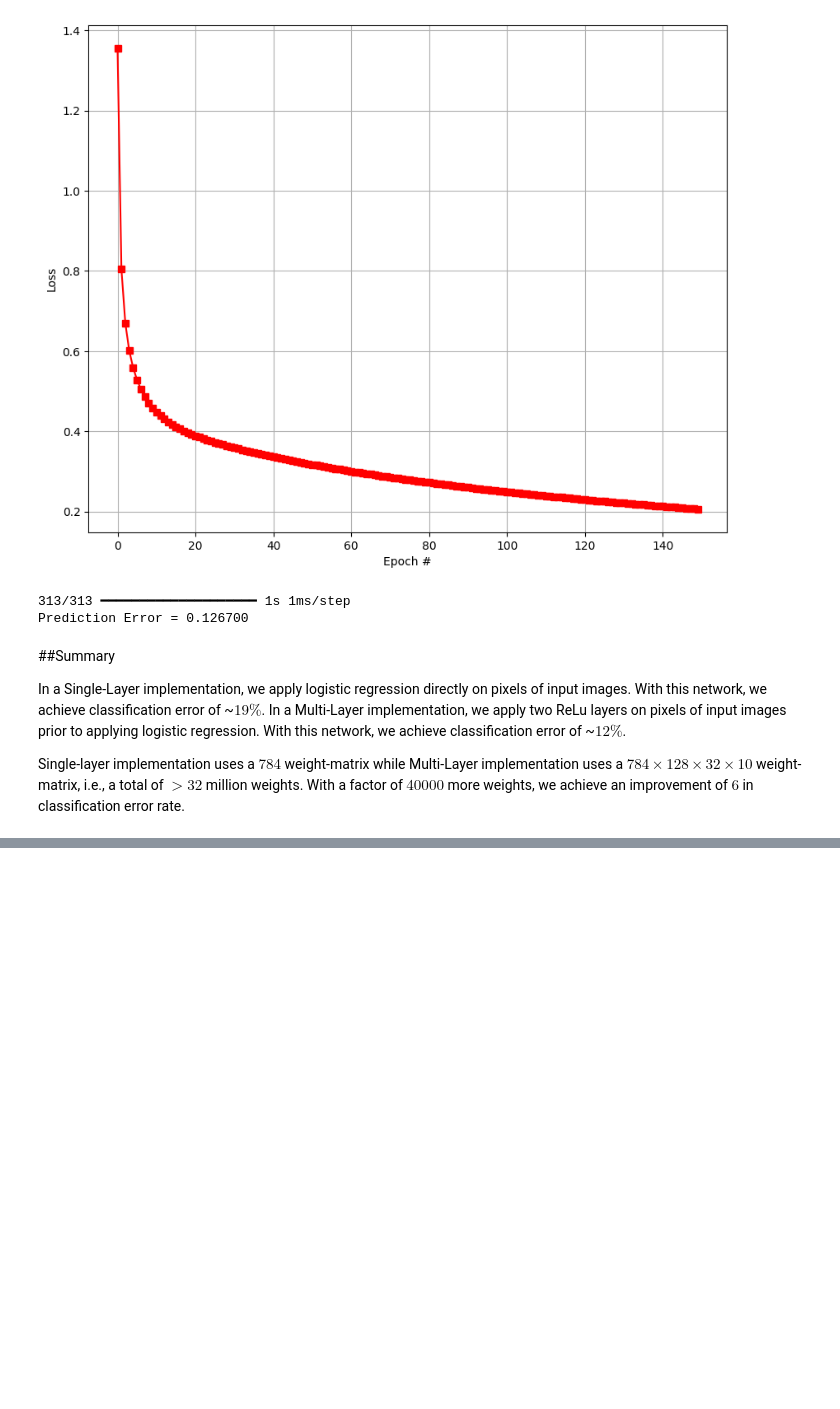
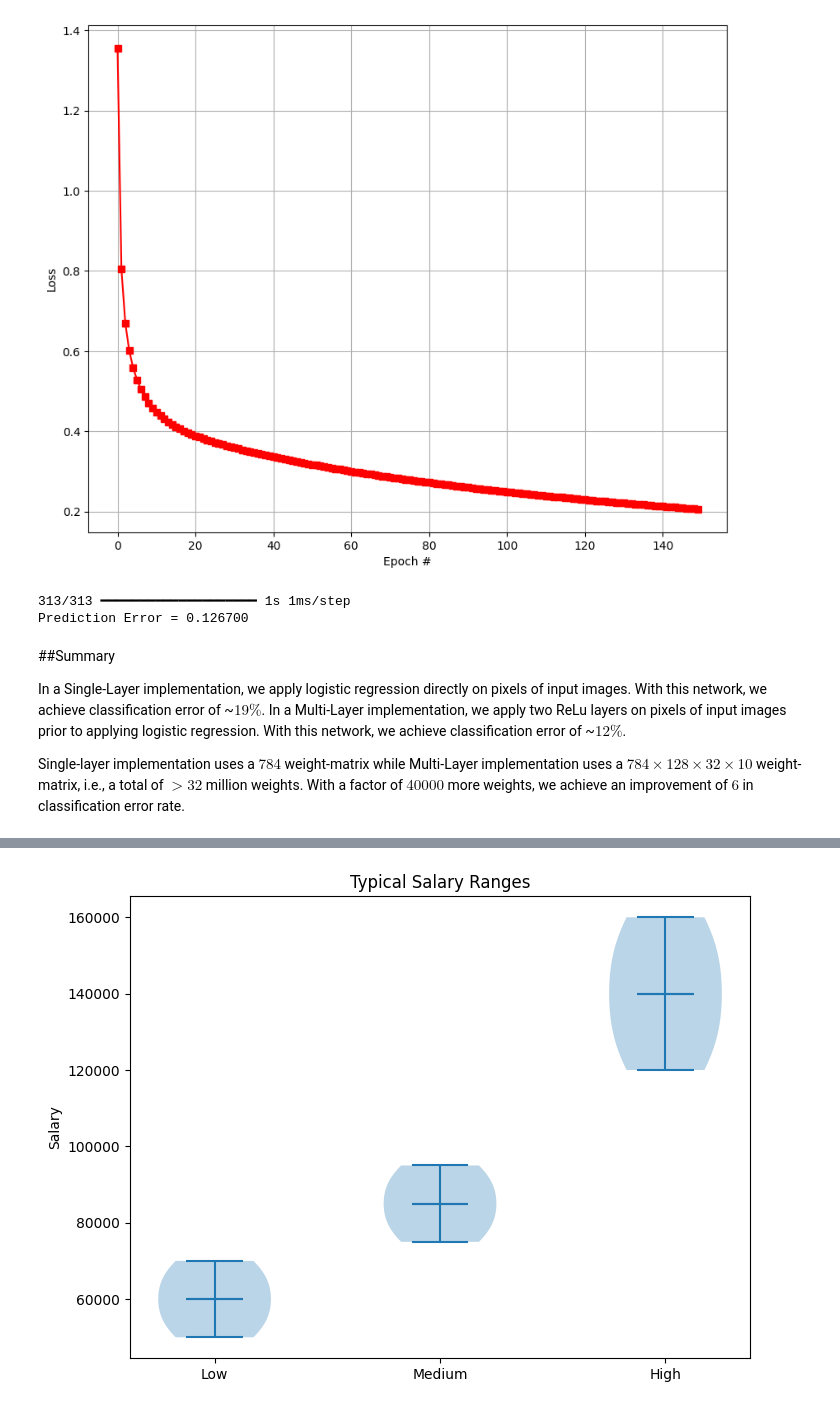
Before and after one commit to pawelplaszczyca/Fundamentals-of-Machine-Learning, a Jupyter notebook: ex2 - logistic regression.ipynb, the cells around one changed output, grey strips where cells are left out. Drawn from its saved outputs; the diff is of its cells as text; code cells hidden in the pictures; blank space fills up the shorter version.

```diff
--- a/ex2 - logistic regression.ipynb
+++ b/ex2 - logistic regression.ipynb
@@ -413,0 +448,35 @@ Single-layer implementation uses a $784$ weight-matrix while Multi-Layer impleme
+# %%
+# prompt: dataframe from apartment_prices dictionary
+
+import pandas as pd
+
+apartment_prices = {
+    2018: {
+        'low': 50000,
+        'medium': 75000,
+        'high': 120000
+    },
+    2019: {
+        'low': 55000,
+        'medium': 80000,
+        'high': 130000
+    },
+    2020: {
+        'low': 60000,
+        'medium': 85000,
+        'high': 140000
+    },
+    2021: {
+        'low': 65000,
+        'medium': 90000,
+        'high': 150000
+    },
+    2022: {
+        'low': 70000,
+        'medium': 95000,
+        'high': 160000
+    }
+}
+
+df = pd.DataFrame.from_dict(apartment_prices, orient='index')
+df
@@ -413,0 +490,12 @@ Single-layer implementation uses a $784$ weight-matrix while Multi-Layer impleme
+# %%
+# @title Typical Salary Ranges
+
+import matplotlib.pyplot as plt
+
+plt.figure(figsize=(8, 6))
+plt.violinplot([df['low'], df['medium'], df['high']], showmeans=True, showmedians=True)
+plt.xticks([1, 2, 3], ['Low', 'Medium', 'High'])
+plt.title('Typical Salary Ranges')
+_ = plt.ylabel('Salary')
+# %% [output]
+[figure, added]
```
Also changed, not shown: parts of 14 cells of this notebook.
